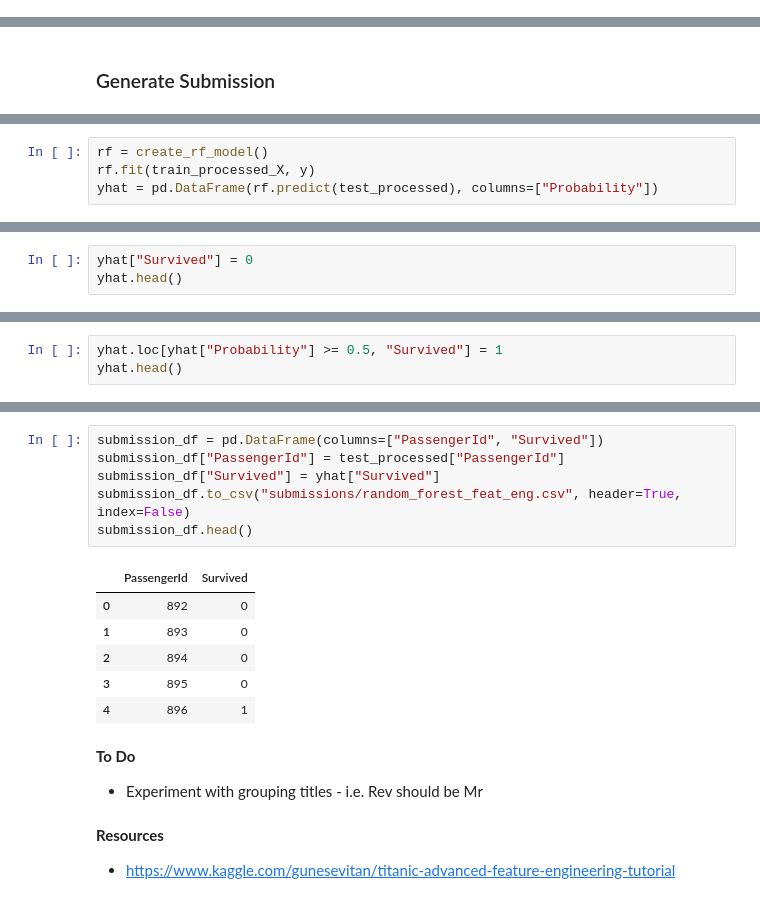
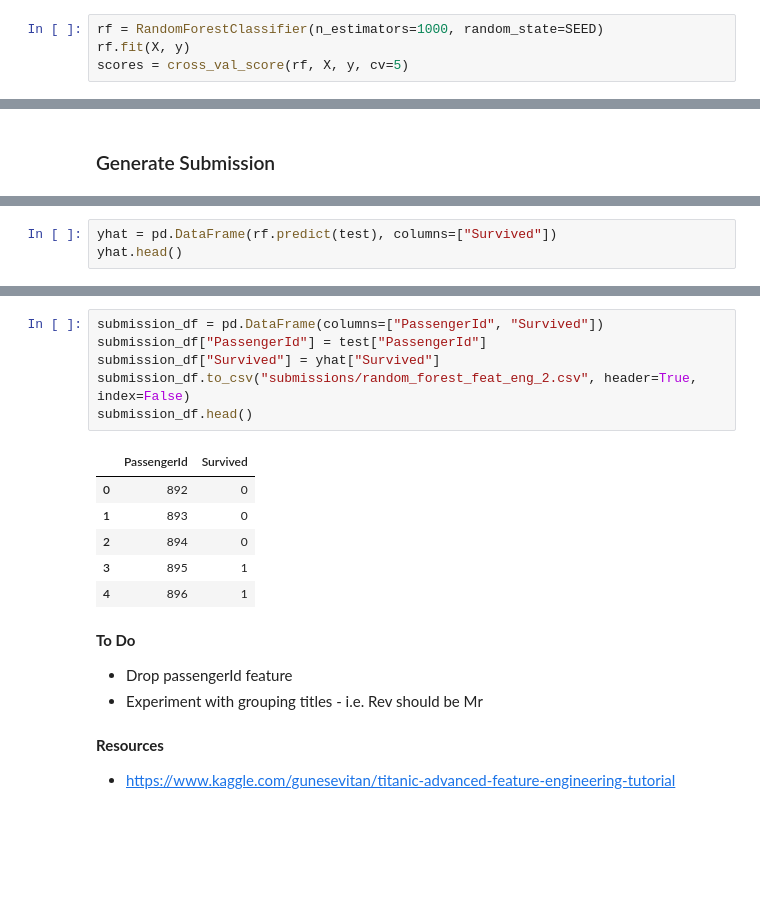
Before and after one commit to amypeniston/data-science-toolbox, a Jupyter notebook: kaggle_competitions/titanic/4_RF_Dev.ipynb, the cells around one changed output, grey strips where cells are left out. Cells and saved outputs as stored; diff of their text form; blank space fills up the shorter version.

```diff
--- a/kaggle_competitions/titanic/4_RF_Dev.ipynb
+++ b/kaggle_competitions/titanic/4_RF_Dev.ipynb
@@ -379,0 +414,4 @@ train_score_model(X_train_all, X_test_all, y_train, y_test)
+# %%
+rf = RandomForestClassifier(n_estimators=1000, random_state=SEED)
+rf.fit(X, y)
+scores = cross_val_score(rf, X, y, cv=5)
@@ -424,4 +432,0 @@ dtype: int64
-# %%
-rf = create_rf_model()
-rf.fit(train_processed_X, y)
-yhat = pd.DataFrame(rf.predict(test_processed), columns=["Probability"])
@@ -437,4 +433,4 @@ yhat.head()
 # %%
-yhat["Survived"] = 0
+yhat = pd.DataFrame(rf.predict(test), columns=["Survived"])
 yhat.head()
 # %% [output]
@@ -447,3 +442,0 @@ yhat.head()
-# %%
-yhat.loc[yhat["Probability"] >= 0.5, "Survived"] = 1
-yhat.head()
@@ -457,19 +443,20 @@ yhat.head()
 # %%
 submission_df = pd.DataFrame(columns=["PassengerId", "Survived"])
-submission_df["PassengerId"] = test_processed["PassengerId"]
+submission_df["PassengerId"] = test["PassengerId"]
 submission_df["Survived"] = yhat["Survived"]
-submission_df.to_csv("submissions/random_forest_feat_eng.csv", header=True, index=False)
+submission_df.to_csv("submissions/random_forest_feat_eng_2.csv", header=True, index=False)
 submission_df.head()
 # %% [output]
 |  | PassengerId | Survived |
 | 0 | 892 | 0 |
 | 1 | 893 | 0 |
 | 2 | 894 | 0 |
-| 3 | 895 | 0 |
+| 3 | 895 | 1 |
 | 4 | 896 | 1 |
 # %% [markdown]
 **To Do**
 
+- Drop passengerId feature
 - Experiment with grouping titles - i.e. Rev should be Mr
 # %% [markdown]
 **Resources**
```
Also changed, not shown: parts of 67 cells of this notebook, 1 other file.
